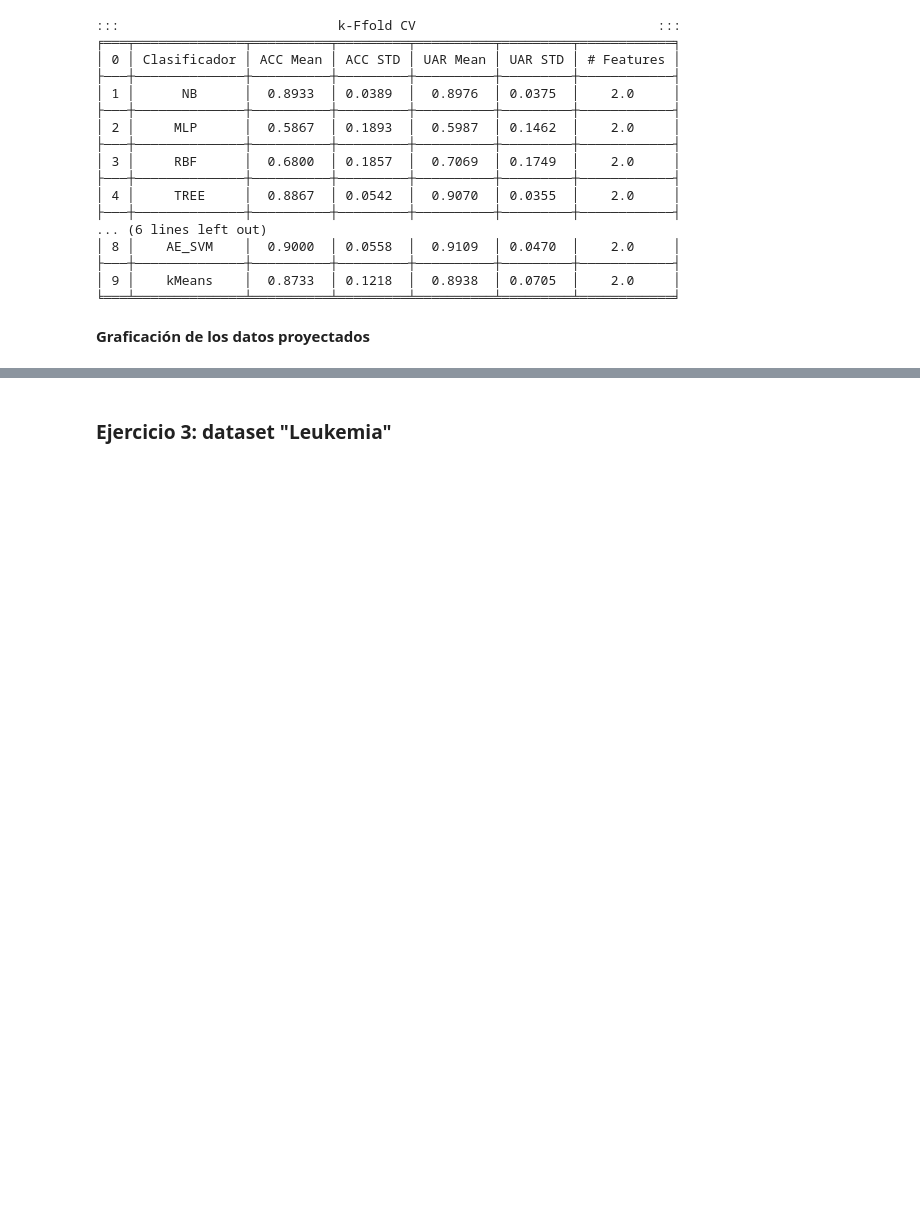
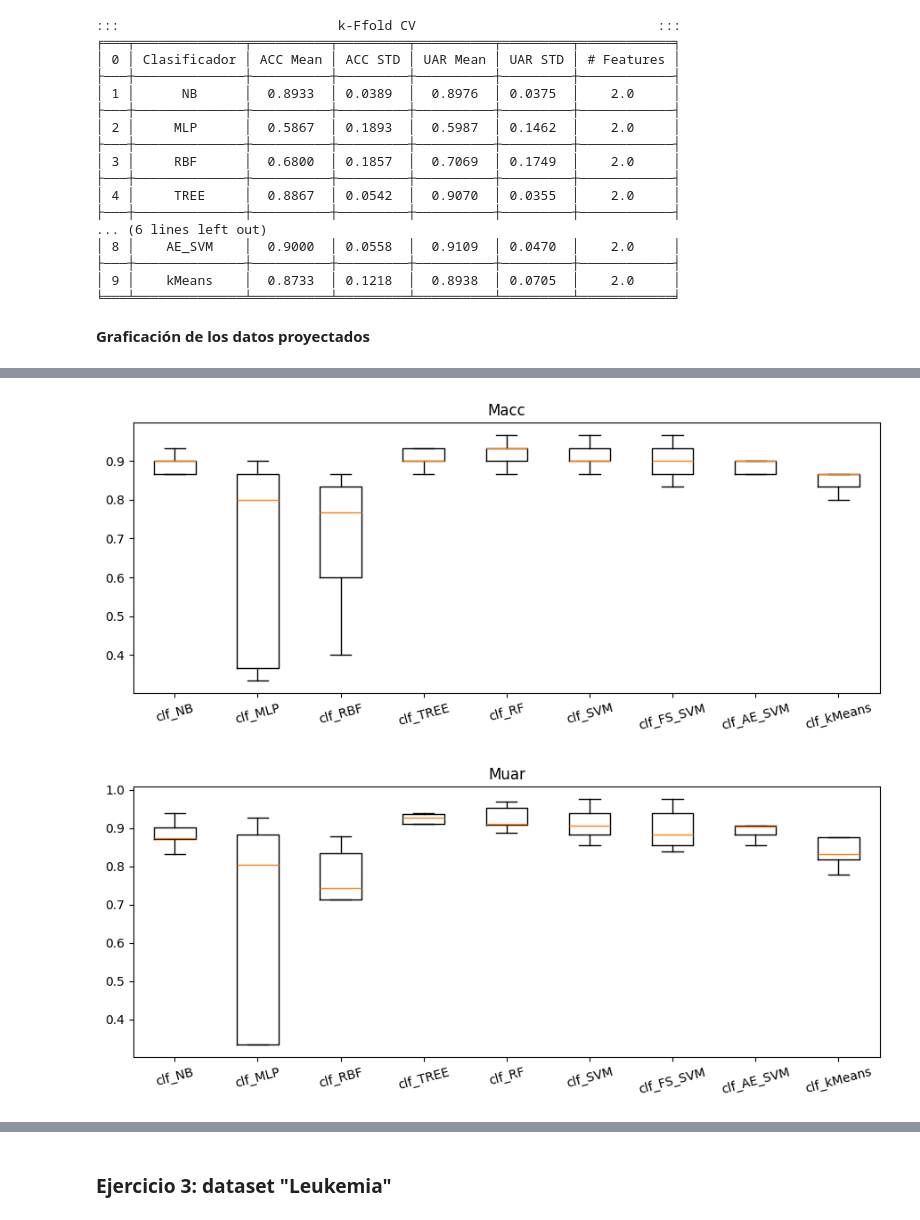
Before and after one commit to SantiagoVentinoBlasLaguzza/tsam, a Jupyter notebook: copy.ipynb, the cells around one changed output, grey strips where cells are left out. Cells and saved outputs as stored; diff of their text form; code cells hidden in the pictures; blank space fills up the shorter version.

```diff
--- a/copy.ipynb
+++ b/copy.ipynb
@@ -1484 +1580,15 @@ print(tabulate(table, tablefmt="fancy_grid", showindex="always",stralign="center
+# %%
+# -------------------------------
+# Boxplots for each metric (except number of features)
+for metric, data in stats_kfold.items():
+    if metric != "Mnf":
+        plt.figure(figsize=(9, 4))
+        bpl = plt.boxplot(data.T, sym='')
+        plt.title(metric)
+        plt.xticks(range(1, len(classifiers)+1), classifiers, rotation=15)
+        plt.tight_layout()
+        plt.show()
+# %% [output]
+[figure, added]
+[figure, added]
 # %%
```
Also changed, not shown: parts of 10 cells of this notebook.
